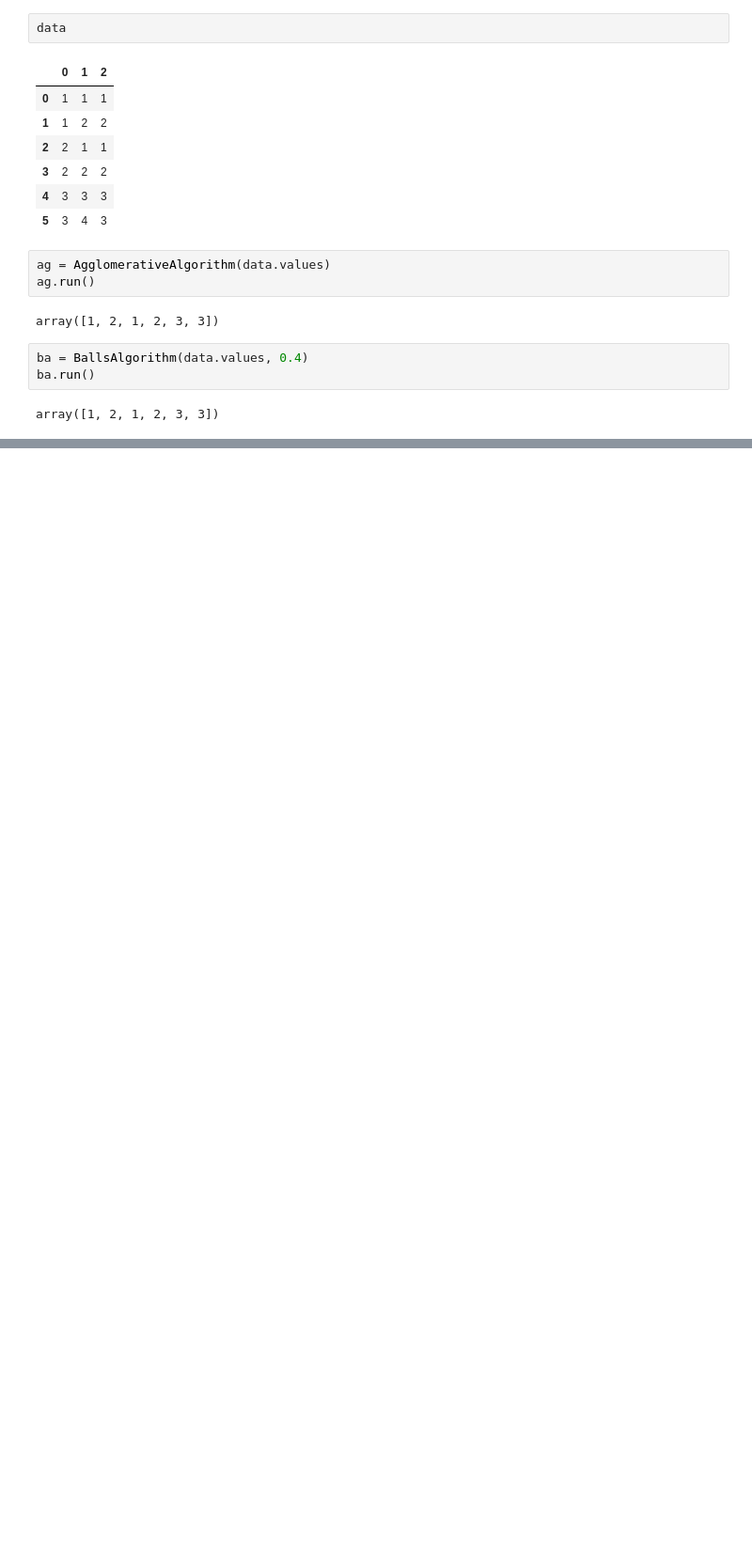
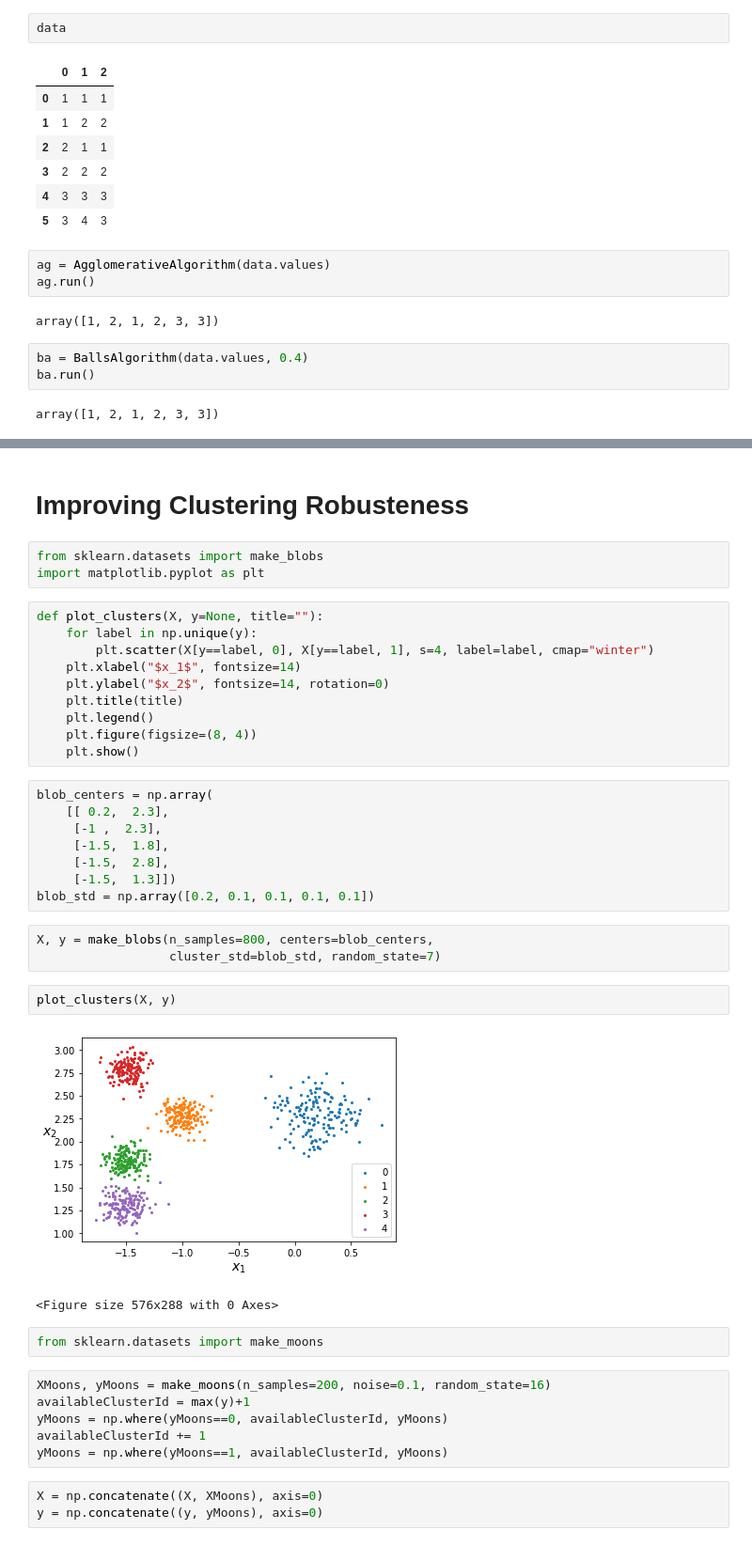
Before and after one commit to GatienBouyssou/CaseStudyExp, a Jupyter notebook: ImprovingClusteringRobustness.ipynb, the cells around one changed output, grey strips where cells are left out. Shown: that part at 94% size. Saved outputs shown, nothing was run; the diff lists cells and outputs as text; blank space fills up the shorter version.

```diff
--- a/ImprovingClusteringRobustness.ipynb
+++ b/ImprovingClusteringRobustness.ipynb
@@ -37,0 +200,42 @@ ls = LocalSearch(data.values)
+# %% [markdown]
+# Improving Clustering Robusteness
+# %%
+from sklearn.datasets import make_blobs
+import matplotlib.pyplot as plt
+# %%
+def plot_clusters(X, y=None, title=""):
+    for label in np.unique(y):
+        plt.scatter(X[y==label, 0], X[y==label, 1], s=4, label=label, cmap="winter")
+    plt.xlabel("$x_1$", fontsize=14)
+    plt.ylabel("$x_2$", fontsize=14, rotation=0)
+    plt.title(title)
+    plt.legend()
+    plt.figure(figsize=(8, 4))
+    plt.show()
+# %%
+blob_centers = np.array(
+    [[ 0.2,  2.3],
+     [-1 ,  2.3],
+     [-1.5,  1.8],
+     [-1.5,  2.8],
+     [-1.5,  1.3]])
+blob_std = np.array([0.2, 0.1, 0.1, 0.1, 0.1])
+# %%
+X, y = make_blobs(n_samples=800, centers=blob_centers,
+                  cluster_std=blob_std, random_state=7)
+# %%
+plot_clusters(X, y)
+# %% [output]
+[figure, added]
+<Figure size 576x288 with 0 Axes>
+# %%
+from sklearn.datasets import make_moons
+# %%
+XMoons, yMoons = make_moons(n_samples=200, noise=0.1, random_state=16)
+availableClusterId = max(y)+1
+yMoons = np.where(yMoons==0, availableClusterId, yMoons)
+availableClusterId += 1
+yMoons = np.where(yMoons==1, availableClusterId, yMoons)
+# %%
+X = np.concatenate((X, XMoons), axis=0)
+y = np.concatenate((y, yMoons), axis=0)
```
Also changed, not shown: parts of 31 cells of this notebook, 3 other files.
